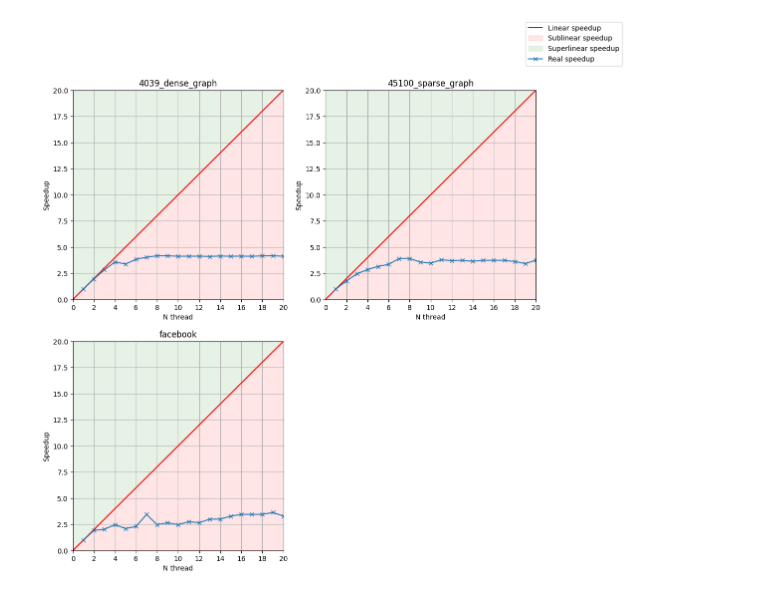
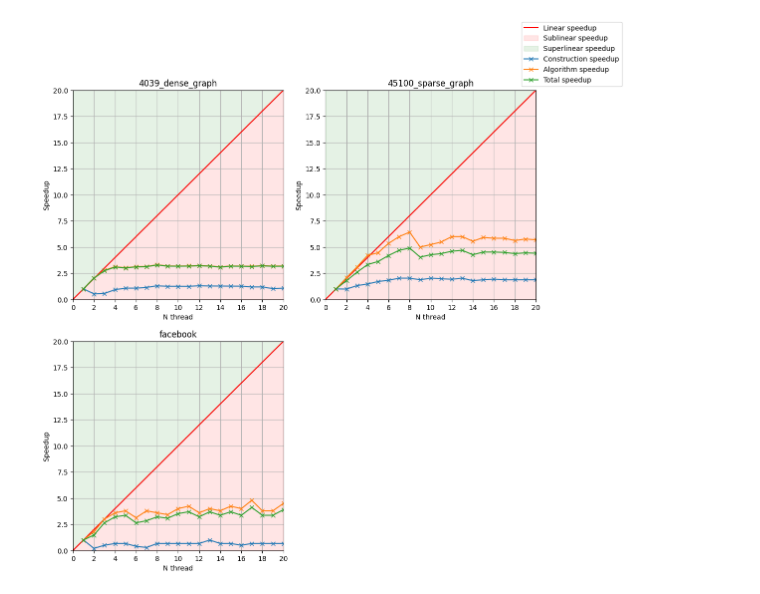
Before and after one commit to Lotto98/Assignment1_LMD, a Jupyter notebook: plot_generator.ipynb, the cells around one changed output. Saved outputs shown, nothing was run; the diff lists cells and outputs as text; code cells hidden in the pictures.

```diff
--- a/plot_generator.ipynb
+++ b/plot_generator.ipynb
@@ -10,14 +10,18 @@ import math
 # %%
 graph_names=["4039_dense_graph","45100_sparse_graph","facebook"]
 
-columns=[str(x)+"_time" for x in range(1,21)]
+columns=[str(x)+"_constr" for x in range(1,21)]+[str(x)+"_algo" for x in range(1,21)]
 
 data=pd.DataFrame(
     columns=["name"]+columns
 )
 
 for graph in graph_names:
-    row = pd.read_csv('results/'+graph+'.txt', sep=" ", header=None)
+
+    row_construction = pd.read_csv('results/'+graph+'_construction.txt', sep=" ", header=None).dropna(1)
+    row_algo = pd.read_csv('results/'+graph+'_algo.txt', sep=" ", header=None).dropna(1)
+    row=pd.concat([row_construction,row_algo],axis=1)
+
     row.columns=columns
     row["name"]=graph
 
@@ -51,33 +55,43 @@ def plot_(max_thread:int):
 
         axs[index].set_title(row["name"])
 
         line = mlines.Line2D([0, 1], [0, 1], color='red',label="Linear speedup")
         transform = axs[index].transAxes
         line.set_transform(transform)
         axs[index].add_line(line)
 
         axs[index].fill_between([x for x in range(0,max_thread+1)],
                                 [x for x in range(0,max_thread+1)],
                                 alpha=0.1,color="red",label="Sublinear speedup")
 
         axs[index].fill_between([x for x in range(0,max_thread+1)],
                                 [x for x in range(0,max_thread+1)],
                                 max_thread, alpha=0.1,color="green", label="Superlinear speedup")
 
         axs[index].plot([x for x in range(1,max_thread+1)],
-                           [row["1_time"]/row[str(x)+"_time"] for x in range(1,max_thread+1)],
+                           [row["1_constr"]/row[str(x)+"_constr"] for x in range(1,max_thread+1)],
                            '-x',
-                           label="Real speedup")
+                           label="Construction speedup")
+
+        axs[index].plot([x for x in range(1,max_thread+1)],
+                           [row["1_algo"]/row[str(x)+"_algo"] for x in range(1,max_thread+1)],
+                           '-x',
+                           label="Algorithm speedup")
+
+        axs[index].plot([x for x in range(1,max_thread+1)],
+                           [(row["1_algo"]+row["1_constr"])/(row[str(x)+"_algo"]+row[str(x)+"_constr"]) for x in range(1,max_thread+1)],
+                           '-x',
+                           label="Total speedup")
 
         axs[index].grid()
 
         handles, labels = axs[index].get_legend_handles_labels()
 
     fig.legend(handles, labels, loc="upper right", bbox_to_anchor=(1.05, 1))
 
     for index in range(data.shape[0],len(axs)):
         axs[index].remove()
 
 plot_(20)
 # %% [output]
-[figure, old version]
+[figure, new version]
```
Also changed, not shown: parts of 1 cell of this notebook, 13 other files.
